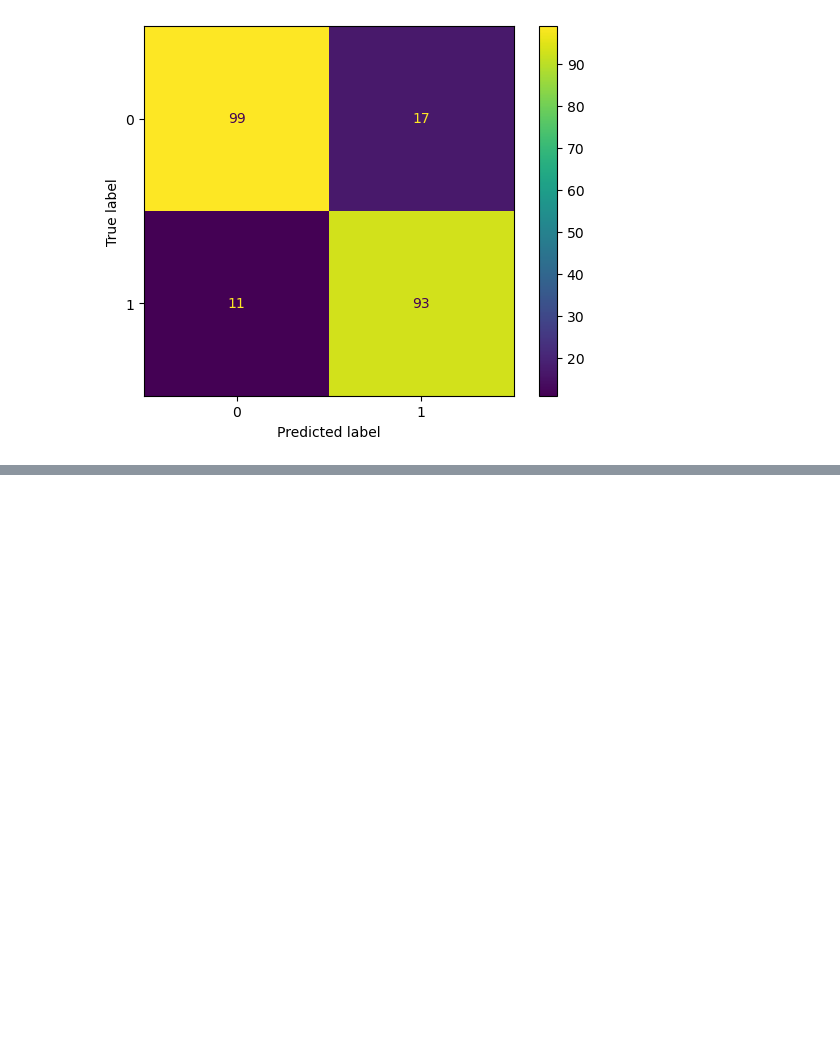
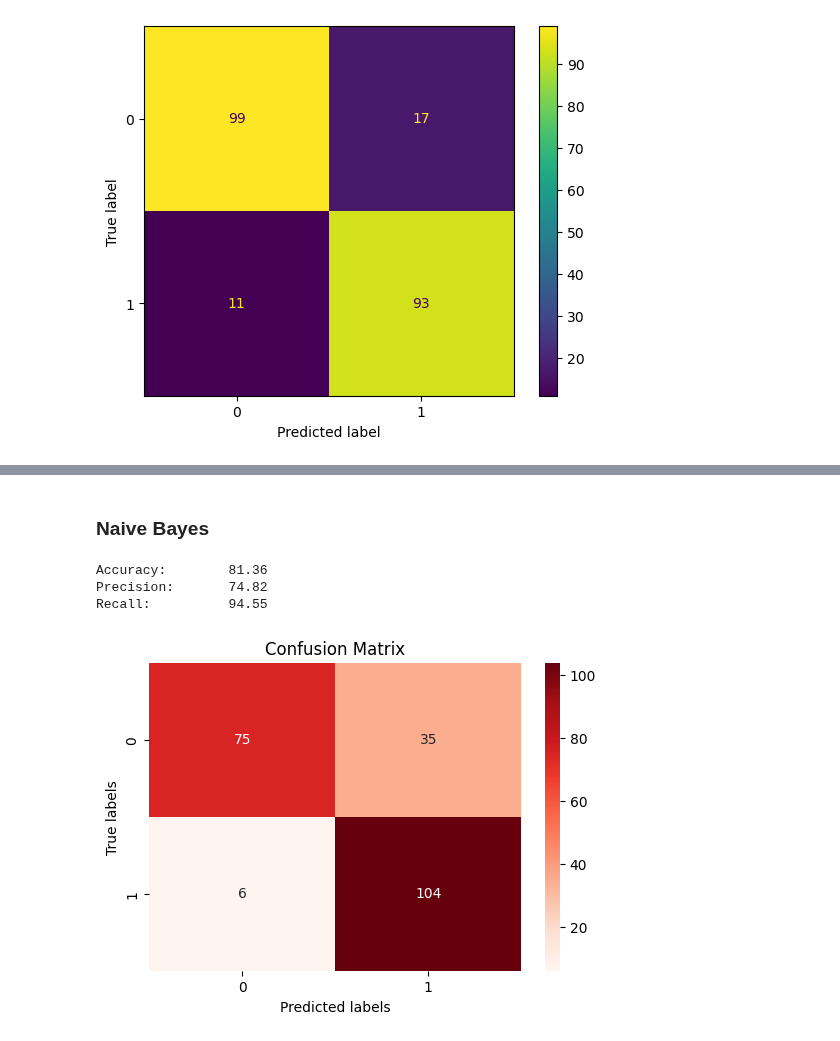
Before and after one commit to jonasbarth/fds-2022-final-project, a Jupyter notebook: hoc.ipynb, the cells around one changed output, grey strips where cells are left out. Cells and saved outputs as stored; diff of their text form; code cells hidden in the pictures; blank space fills up the shorter version.

```diff
--- a/hoc.ipynb
+++ b/hoc.ipynb
@@ -467,0 +418,23 @@ Recall:          84.13
+# %% [markdown]
+### Naive Bayes
+# %%
+bayes_param = dict(
+    simpleimputer__strategy = ['mean', 'median'],
+    columnselector__bands = list(bands_combination.values())
+
+)
+
+bayes = make_pipeline(
+    ColumnSelector(),
+    SimpleImputer(),
+    GaussianNB())
+
+bayes_cv = GridSearchCV(bayes,bayes_param, scoring='recall').fit(train_hist, train_label)
+y_hat = bayes_cv.predict(test_hist)
+
+metrics(y_hat, test_label)
+# %% [output]
+Accuracy:        81.36
+Precision:       74.82
+Recall:          94.55
+[figure, added]
```
Also changed, not shown: parts of 6 cells of this notebook.
